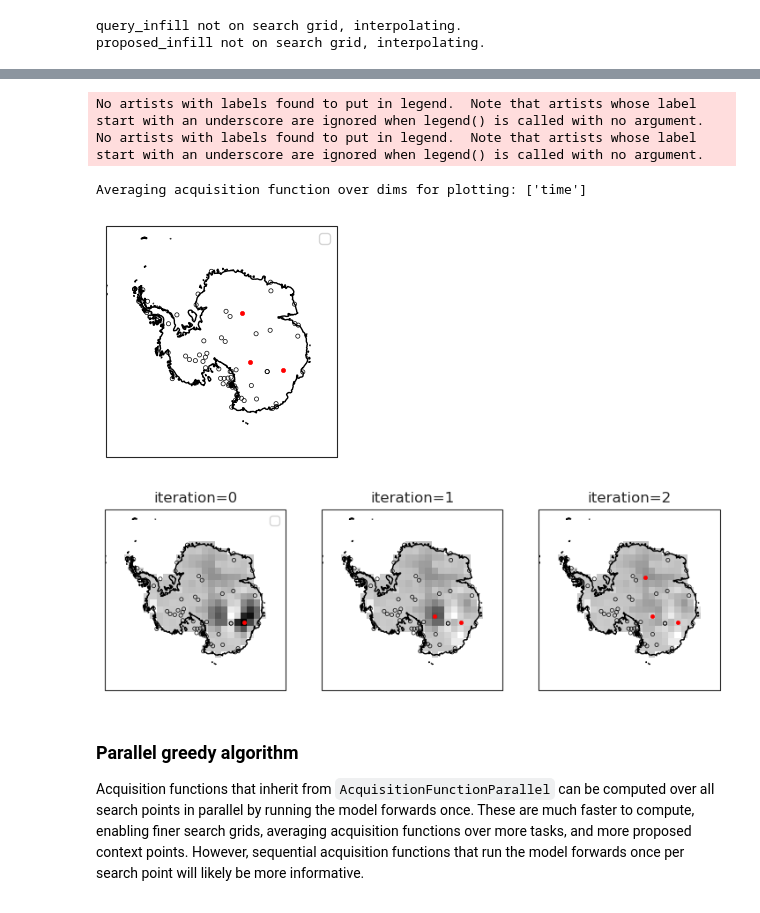
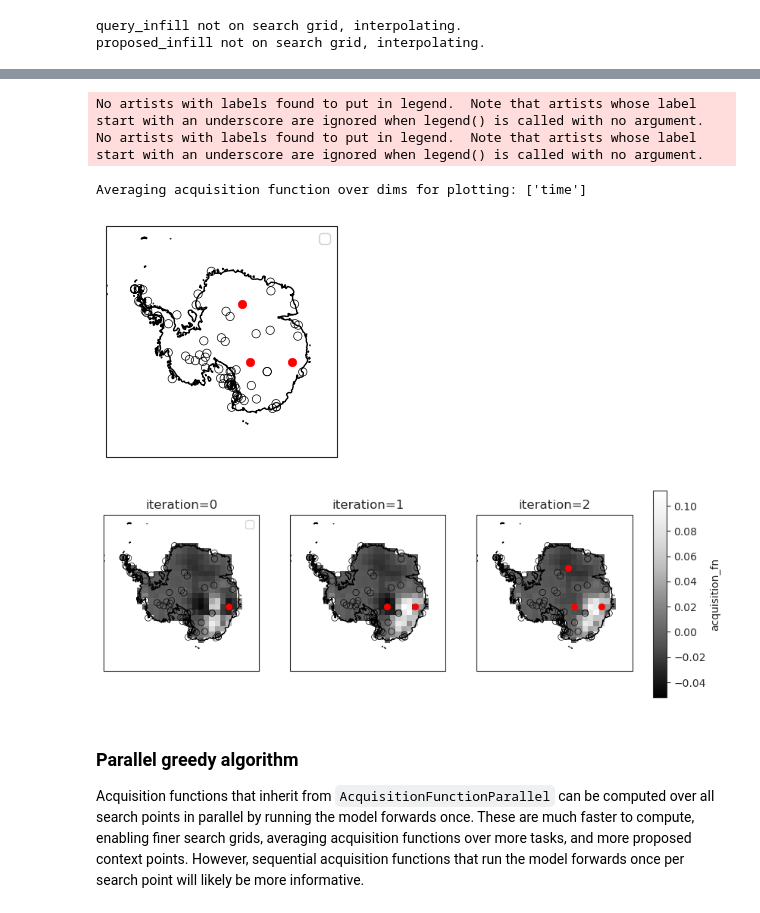
Before and after one commit to tom-andersson/deepsensor_gallery, a Jupyter notebook: demonstrators/acquisition_functions.ipynb, the cells around one changed output, grey strips where cells are left out. Saved outputs shown, nothing was run; the diff lists cells and outputs as text; code cells hidden in the pictures.

```diff
--- a/demonstrators/acquisition_functions.ipynb
+++ b/demonstrators/acquisition_functions.ipynb
@@ -284,6 +285,7 @@ greedy_alg_with_groundtruth = GreedyAlgorithm(
     N_new_context=3,
     task_loader=task_loader,
     verbose=True,
+    progress_bar=True,
 )
 # %% [output]
 query_infill not on search grid, interpolating.
@@ -319,17 +321,17 @@ Averaging acquisition function over dims for plotting: ['time']
 # %%
 from deepsensor.active_learning.acquisition_fns import OracleMarginalNLL
 
 acquisition_fn = OracleMarginalNLL(model)
-X_new_df, acquisition_fn_ds = greedy_alg_with_groundtruth(acquisition_fn, task)
+X_new_df, acquisition_fn_ds = greedy_alg_with_groundtruth(acquisition_fn, task, diff=True)
 
 fig = deepsensor.plot.placements(task, X_new_df, data_processor, crs, extent=(-3.5e6, 3.5e6, -3.5e6, 3.5e6))
 fig = deepsensor.plot.acquisition_fn(task, acquisition_fn_ds, X_new_df, data_processor, crs)
 # %% [output]
 No artists with labels found to put in legend.  Note that artists whose label start with an underscore are ignored when legend() is called with no argument.
 No artists with labels found to put in legend.  Note that artists whose label start with an underscore are ignored when legend() is called with no argument.
 Averaging acquisition function over dims for plotting: ['time']
-[figure, old version]
+[figure, new version]
-[figure, old version]
+[figure, new version]
 # %% [markdown]
 ### Parallel greedy algorithm
 
```
Also changed, not shown: parts of 13 cells of this notebook.
